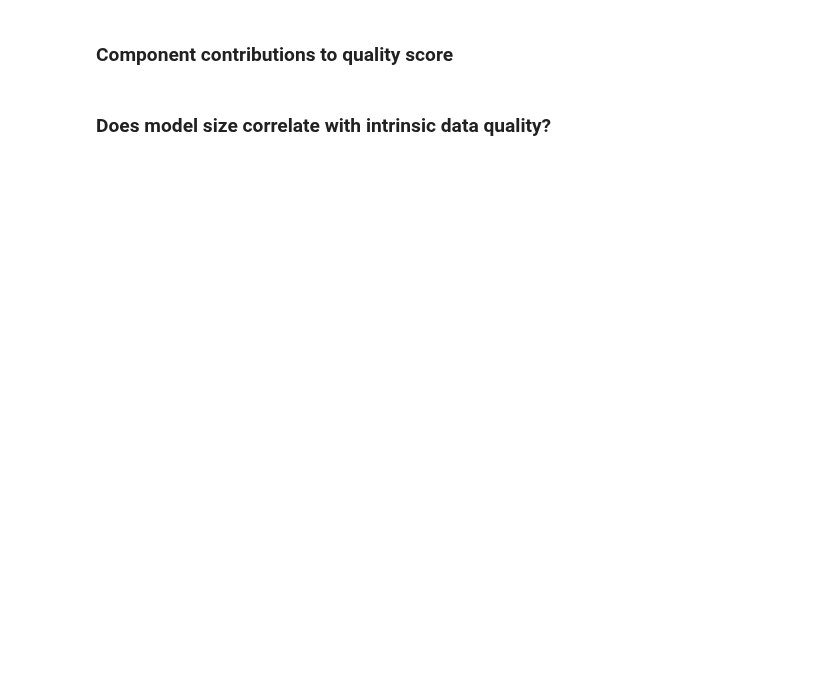
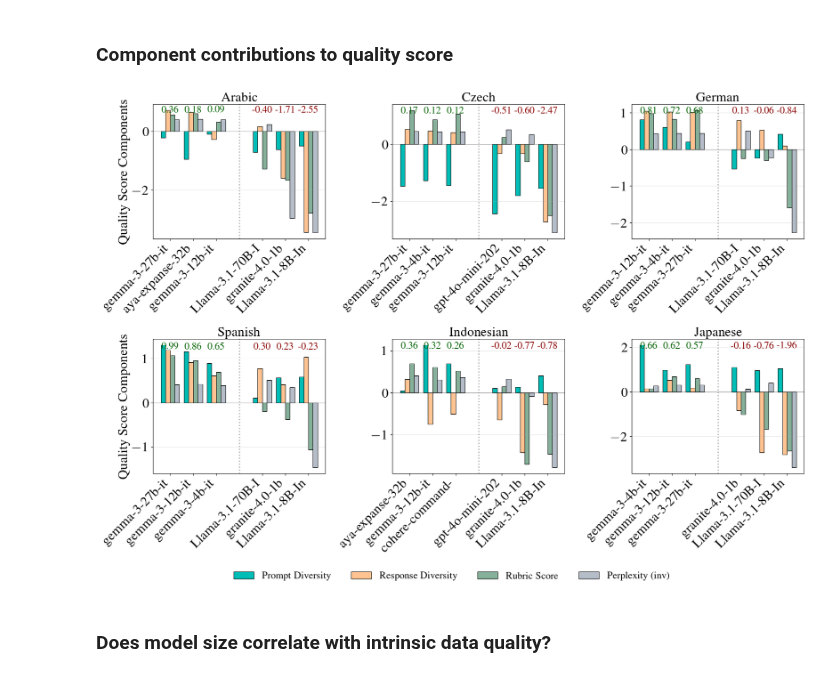
Before and after one commit to ljvmiranda921/polyglot-teachers, a Jupyter notebook: notebooks/2025-11-24-data-quality-metrics/02_visualize_quality_metrics.ipynb, the cells around one changed output. Drawn from its saved outputs; the diff is of its cells as text; code cells hidden in the pictures; blank space fills up the shorter version.

```diff
--- a/notebooks/2025-11-24-data-quality-metrics/02_visualize_quality_metrics.ipynb
+++ b/notebooks/2025-11-24-data-quality-metrics/02_visualize_quality_metrics.ipynb
@@ -130,7 +130,7 @@ language_names = {
     "de": "German",
     "es": "Spanish",
     "id": "Indonesian",
-    "ja": "Japanese"
+    "ja": "Japanese",
 }
 metrics = ["Prompt Diversity", "Response Diversity", "Rubric Score", "Perplexity (inv)"]
 colors = [
@@ -185,33 +185,35 @@ for idx, (lang, ax) in enumerate(zip(languages, axes)):
                 ha="center",
                 va="top",
                 fontsize=18,
                 color="darkred",
                 weight="bold",
             )
 
     ax.set_title(language_names[lang])
     ax.set_xticks(x)
     ax.set_xticklabels(
         [row["model"].split("/")[-1][:15] for _, row in selected.iterrows()],
         rotation=45,
         ha="right",
     )
     ax.set_ylabel("Quality Score Components" if idx % 3 == 0 else "")
     ax.grid(True, alpha=0.3, axis="y")
 
 fig.legend(
     *axes[5].get_legend_handles_labels(),
     frameon=False,
     loc="lower center",
     bbox_to_anchor=(0.5, -0.05),
     ncol=4,
     fontsize=18,
 )
 
 plt.tight_layout()
 fig.savefig("figures/component_contributions_by_language.png", dpi=300, bbox_inches="tight")  # fmt: skip
 
 plt.show()
+# %% [output]
+[figure, added]
 # %% [markdown]
 ### Does model size correlate with intrinsic data quality?
 # %%
```
Also changed, not shown: parts of 2 cells of this notebook.
